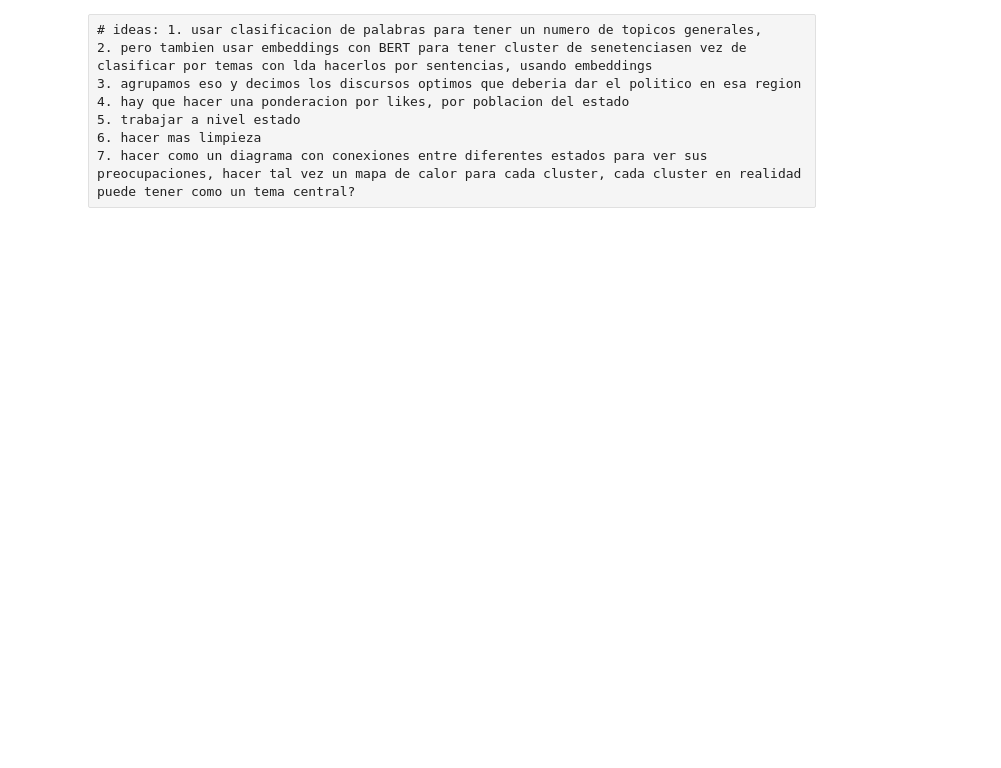
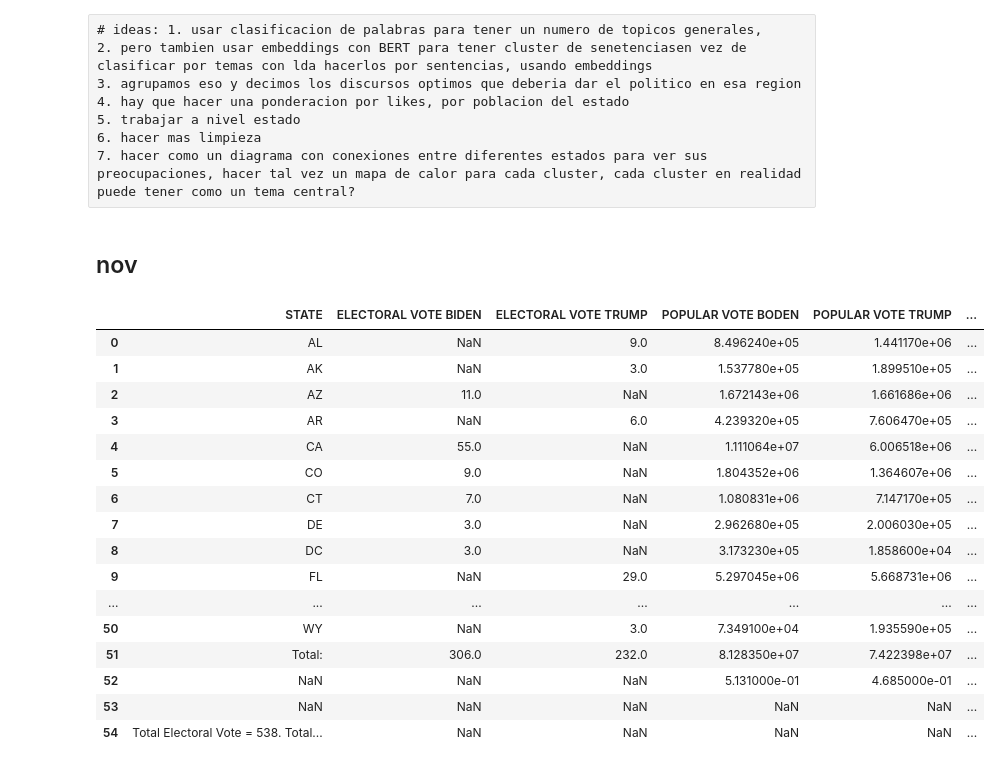
Before and after one commit to anamariapatron/Elecciones-y-twitter, a Jupyter notebook: Elections and twitter.ipynb, the cells around one changed output. Saved outputs shown, nothing was run; the diff lists cells and outputs as text; code cells hidden in the pictures; blank space fills up the shorter version.

```diff
--- a/Elections and twitter.ipynb
+++ b/Elections and twitter.ipynb
@@ -257,3 +191,27 @@ Tema 6:
 5. trabajar a nivel estado
 6. hacer mas limpieza
 7. hacer como un diagrama con conexiones entre diferentes estados para ver sus preocupaciones, hacer tal vez un mapa de calor para cada cluster, cada cluster en realidad puede tener como un tema central?
+# %% [markdown]
+## nov
+# %%
+import pandas as pd
+df = pd.read_excel('federalelections2020.xlsx', sheet_name='votespres')
+df
+# %% [output]
+|  | STATE | ELECTORAL VOTE BIDEN | ELECTORAL VOTE TRUMP | POPULAR VOTE BODEN | POPULAR VOTE TRUMP | ... |
+| 0 | AL | NaN | 9.0 | 8.496240e+05 | 1.441170e+06 | ... |
+| 1 | AK | NaN | 3.0 | 1.537780e+05 | 1.899510e+05 | ... |
+| 2 | AZ | 11.0 | NaN | 1.672143e+06 | 1.661686e+06 | ... |
+| 3 | AR | NaN | 6.0 | 4.239320e+05 | 7.606470e+05 | ... |
+| 4 | CA | 55.0 | NaN | 1.111064e+07 | 6.006518e+06 | ... |
+| 5 | CO | 9.0 | NaN | 1.804352e+06 | 1.364607e+06 | ... |
+| 6 | CT | 7.0 | NaN | 1.080831e+06 | 7.147170e+05 | ... |
+| 7 | DE | 3.0 | NaN | 2.962680e+05 | 2.006030e+05 | ... |
+| 8 | DC | 3.0 | NaN | 3.173230e+05 | 1.858600e+04 | ... |
+| 9 | FL | NaN | 29.0 | 5.297045e+06 | 5.668731e+06 | ... |
+| ... | ... | ... | ... | ... | ... | ... |
+| 50 | WY | NaN | 3.0 | 7.349100e+04 | 1.935590e+05 | ... |
+| 51 | Total: | 306.0 | 232.0 | 8.128350e+07 | 7.422398e+07 | ... |
+| 52 | NaN | NaN | NaN | 5.131000e-01 | 4.685000e-01 | ... |
+| 53 | NaN | NaN | NaN | NaN | NaN | ... |
+| 54 | Total Electoral Vote = 538. Total... | NaN | NaN | NaN | NaN | ... |
```
Also changed, not shown: parts of 29 cells of this notebook, 5 other files.
